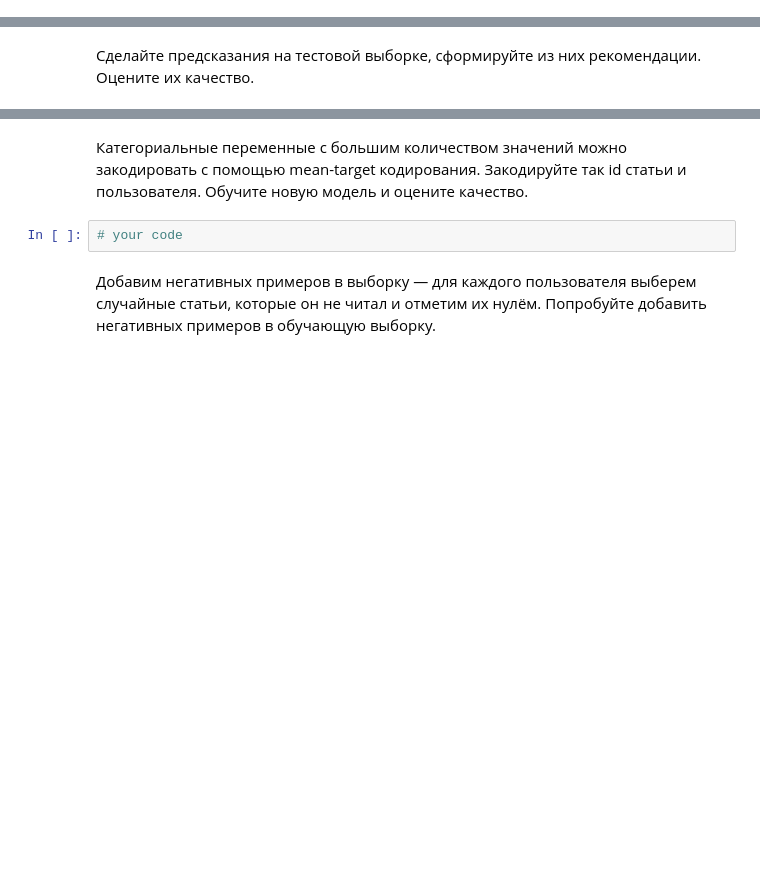
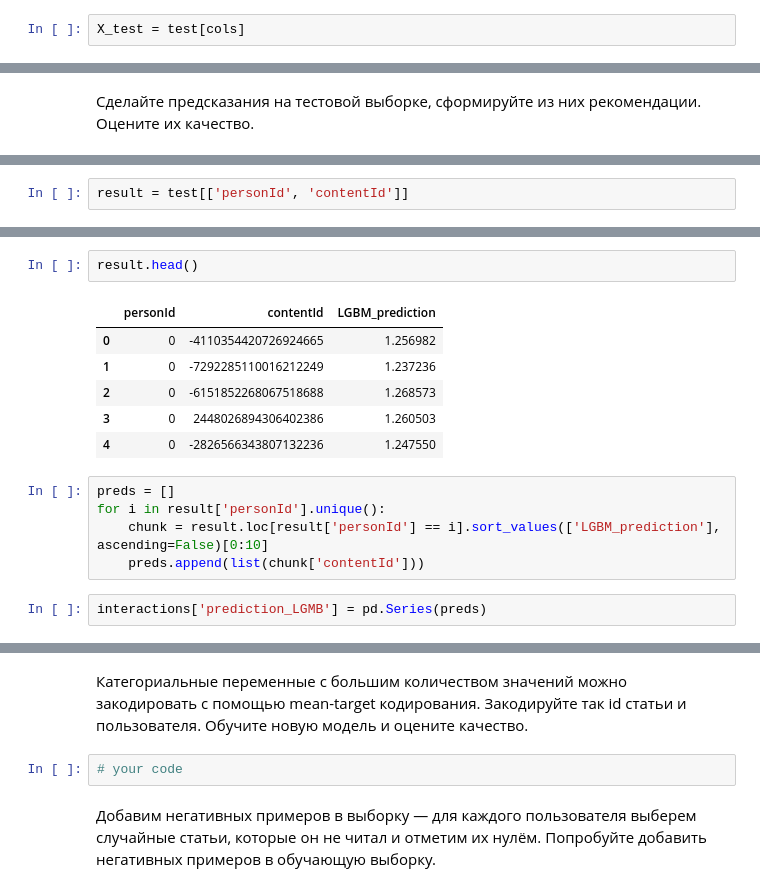
Before and after one commit to vbaryshev4/Data_Science, a Jupyter notebook: hse_ml/Advanced/RecSys/recsys-task.ipynb, the cells around one changed output, grey strips where cells are left out. Drawn from its saved outputs; the diff is of its cells as text; blank space fills up the shorter version.

```diff
--- a/hse_ml/Advanced/RecSys/recsys-task.ipynb
+++ b/hse_ml/Advanced/RecSys/recsys-task.ipynb
@@ -604,0 +678,2 @@ interactions_train_df['is_HTML'] = interactions_train_df.contentType == 'HTML'
+# %%
+X_test = test[cols]
@@ -614,0 +725,2 @@ regressor.fit(interactions_train_df[interactions_train_df.columns[features_start
+# %%
+result = test[['personId', 'contentId']]
@@ -614,0 +735,16 @@ regressor.fit(interactions_train_df[interactions_train_df.columns[features_start
+# %%
+result.head()
+# %% [output]
+|  | personId | contentId | LGBM_prediction |
+| 0 | 0 | -4110354420726924665 | 1.256982 |
+| 1 | 0 | -7292285110016212249 | 1.237236 |
+| 2 | 0 | -6151852268067518688 | 1.268573 |
+| 3 | 0 | 2448026894306402386 | 1.260503 |
+| 4 | 0 | -2826566343807132236 | 1.247550 |
+# %%
+preds = []
+for i in result['personId'].unique():
+    chunk = result.loc[result['personId'] == i].sort_values(['LGBM_prediction'], ascending=False)[0:10]
+    preds.append(list(chunk['contentId']))
+# %%
+interactions['prediction_LGMB'] = pd.Series(preds)
```
Also changed, not shown: parts of 55 cells of this notebook.
